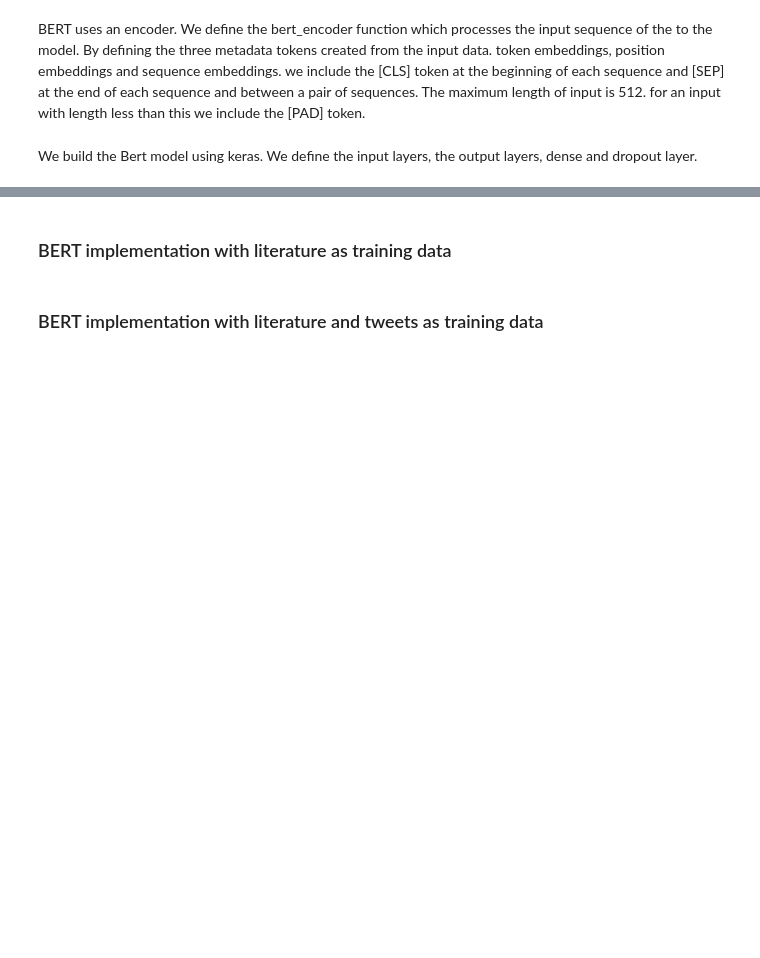
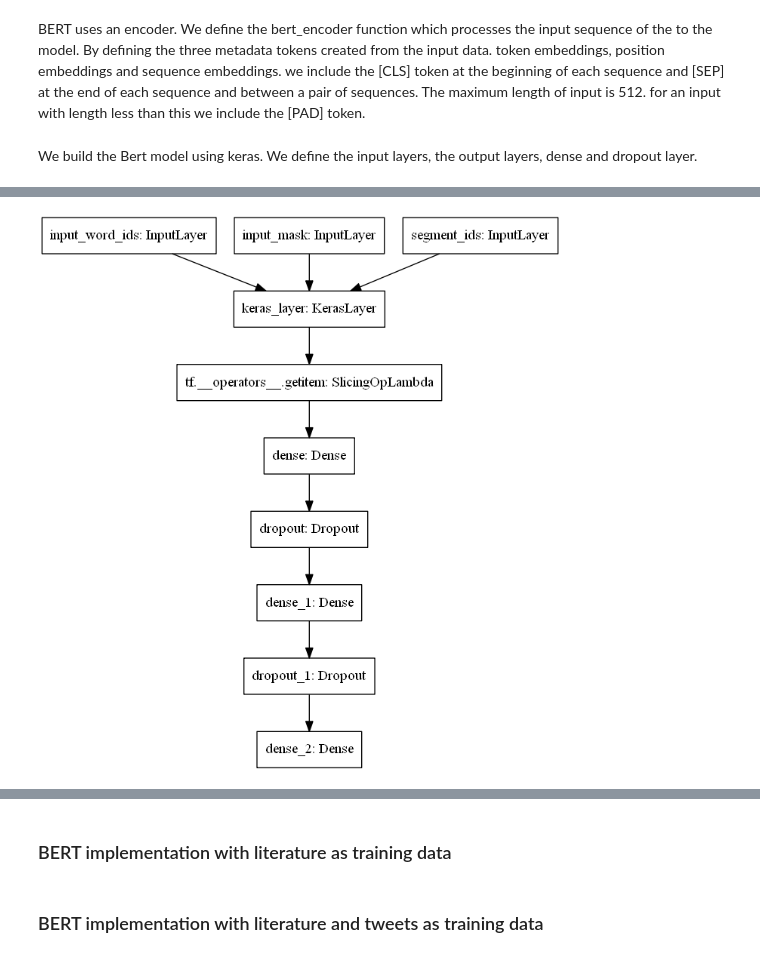
Before and after one commit to samOpare/classification-with-BERT, a Jupyter notebook: main.ipynb, the cells around one changed output, grey strips where cells are left out. Cells and saved outputs as stored; diff of their text form; code cells hidden in the pictures; blank space fills up the shorter version.

```diff
--- a/main.ipynb
+++ b/main.ipynb
@@ -535,7 +539,9 @@ Trainable params: 109,533,701
 Non-trainable params: 1
 __________________________________________________________________________________________________
 # %%
-keras.utils.plot_model(model, "my_bert_model.png")
+tf.keras.utils.plot_model(model, "my_bert_model.png")
+# %% [output]
+[figure, added]
 # %%
 #computing the class weights due to class imbalance
 
```
Also changed, not shown: parts of 21 cells of this notebook.
